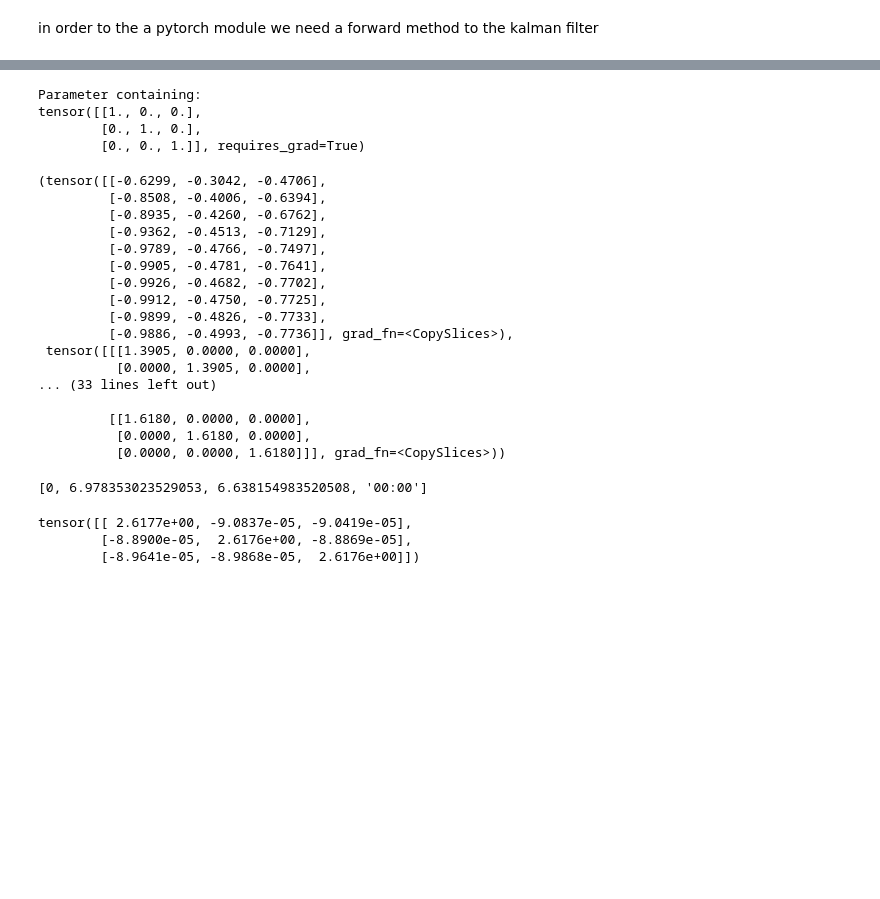
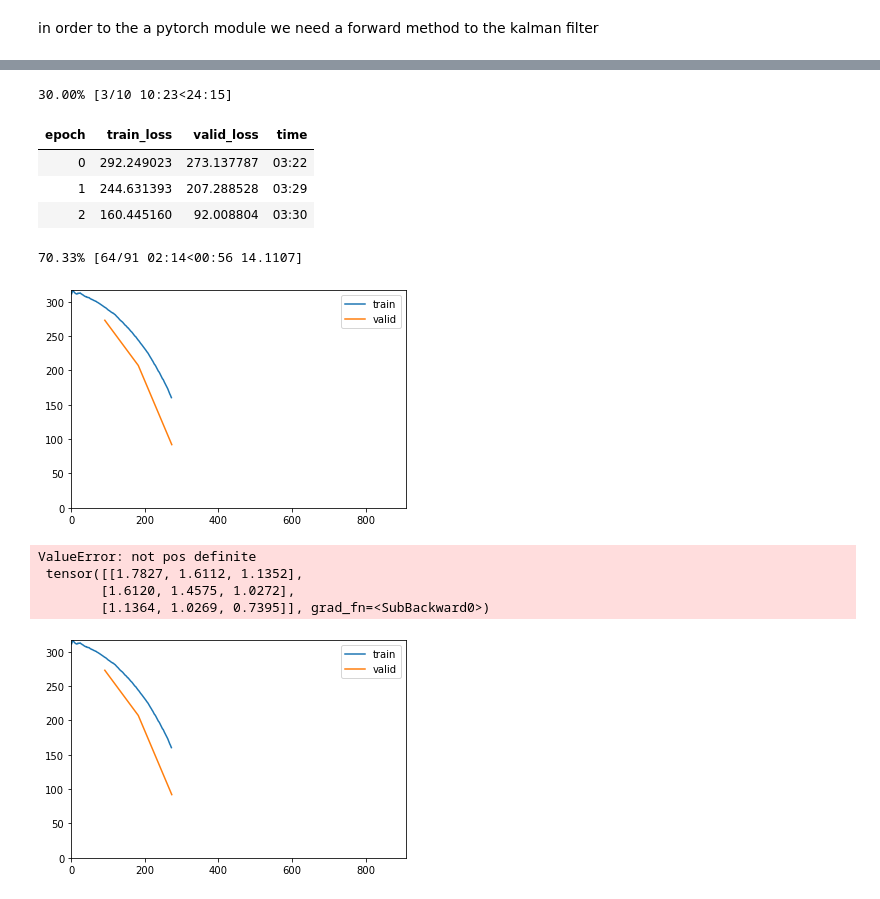
Before and after one commit to mone27/meteo_imp, a Jupyter notebook: lib_nbs/kalman/03_Kalman_fastai.ipynb, the cells around one changed output, grey strips where cells are left out. Cells and saved outputs as stored; diff of their text form; code cells hidden in the pictures; blank space fills up the shorter version.

Commit message:
fastai training working ... except for pos def

```diff
--- a/lib_nbs/kalman/03_Kalman_fastai.ipynb
+++ b/lib_nbs/kalman/03_Kalman_fastai.ipynb
@@ -488,19 +667,25 @@ pred = model(input)
+# %%
+exps = []
 # %%
-def imp_ll_loss(pred: ListNormal, target: MaskedTensor):
+def imp_ll_loss_single(means, covs, data, mask):
     "Log Likelihood loss for imputation (with MaskedTensor)"
-    data, mask = target
-    data, mask = data.squeeze(), mask.squeeze()
-
-    means, covs = pred
-
-
     times = torch.argwhere(~mask.all(1))
 
     lls = torch.zeros(len(times))
     for i, t in enumerate(times):
-
-        lls[i] = MultivariateNormal(means[t], covs[t]).log_prob(data[t:t+1])
+        exps.append(symmetric_upto(covs[t]))
+        check_posdef(covs[t])
+        lls[i] = MultivariateNormal(means[t], covs[t], validate_args=False).log_prob(data[t:t+1])
     return -lls.sum()
-
-    # print(out, target)
+# %%
+def imp_ll_loss(pred: ListNormal, target: MaskedTensor):
+    "Log Likelihood loss for imputation (with MaskedTensor)"
+    data, mask = target
+    means, covs = pred
+
+    losses = torch.empty(data.shape[0])
+
+    for i in range(data.shape[0]):
+        losses[i] = imp_ll_loss_single(means[i], covs[i], data[i], mask[i])
+    return losses.sum()
 # %%
@@ -540,2 +721,2 @@ from fastai.learner import *
 # %%
-learn = Learner(dls, model, loss_func=imp_ll_loss)
+learn = Learner(dls, model, loss_func=imp_ll_loss, cbs = ShowGraphCallback )
@@ -548,31 +723,15 @@ model0 = KalmanFilter(n_dim_state = hai.shape[1], n_dim_obs=hai.shape[1])
-# %%
-model0.transition_cov_raw
-# %% [output]
-Parameter containing:
-tensor([[1., 0., 0.],
-        [0., 1., 0.],
-        [0., 0., 1.]], requires_grad=True)
-# %%
-learn.model(input)
-# %% [output]
-(tensor([[-0.6299, -0.3042, -0.4706],
-         [-0.8508, -0.4006, -0.6394],
-         [-0.8935, -0.4260, -0.6762],
-         [-0.9362, -0.4513, -0.7129],
-         [-0.9789, -0.4766, -0.7497],
-         [-0.9905, -0.4781, -0.7641],
-         [-0.9926, -0.4682, -0.7702],
-         [-0.9912, -0.4750, -0.7725],
-         [-0.9899, -0.4826, -0.7733],
-         [-0.9886, -0.4993, -0.7736]], grad_fn=<CopySlices>),
- tensor([[[1.3905, 0.0000, 0.0000],
-          [0.0000, 1.3905, 0.0000],
-... (33 lines left out)
-
-         [[1.6180, 0.0000, 0.0000],
-          [0.0000, 1.6180, 0.0000],
-          [0.0000, 0.0000, 1.6180]]], grad_fn=<CopySlices>))
 # %%
-learn.fit(1, 1e-5)
+learn.fit(10, 1e-3)
 # %% [output]
-[0, 6.978353023529053, 6.638154983520508, '00:00']
+30.00% [3/10 10:23<24:15]
+| epoch | train_loss | valid_loss | time |
+| 0 | 292.249023 | 273.137787 | 03:22 |
+| 1 | 244.631393 | 207.288528 | 03:29 |
+| 2 | 160.445160 | 92.008804 | 03:30 |
+70.33% [64/91 02:14<00:56 14.1107]
+[figure, added]
+ValueError: not pos definite
+ tensor([[1.7827, 1.6112, 1.1352],
+        [1.6120, 1.4575, 1.0272],
+        [1.1364, 1.0269, 0.7395]], grad_fn=<SubBackward0>)
+[figure, added]
@@ -592,8 +737,0 @@ t_mask = tensor([ True,  True, False, False,  True,  True,  True,  True,  True,
-# %%
-torch.tensor([[ 2.6177e+00, -9.0837e-05, -9.0419e-05],
-        [-8.8900e-05,  2.6176e+00, -8.8869e-05],
-        [-8.9641e-05, -8.9868e-05,  2.6176e+00]])
-# %% [output]
-tensor([[ 2.6177e+00, -9.0837e-05, -9.0419e-05],
-        [-8.8900e-05,  2.6176e+00, -8.8869e-05],
-        [-8.9641e-05, -8.9868e-05,  2.6176e+00]])
```
Also changed, not shown: parts of 153 cells of this notebook, 5 other files.
